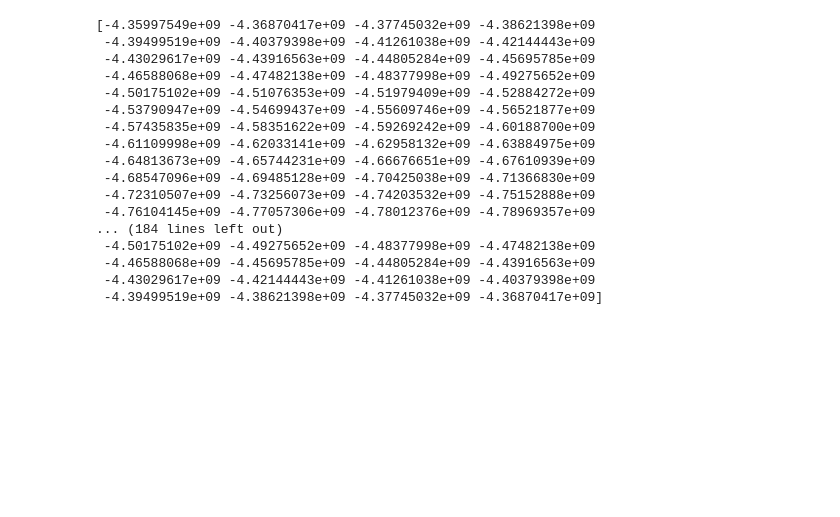
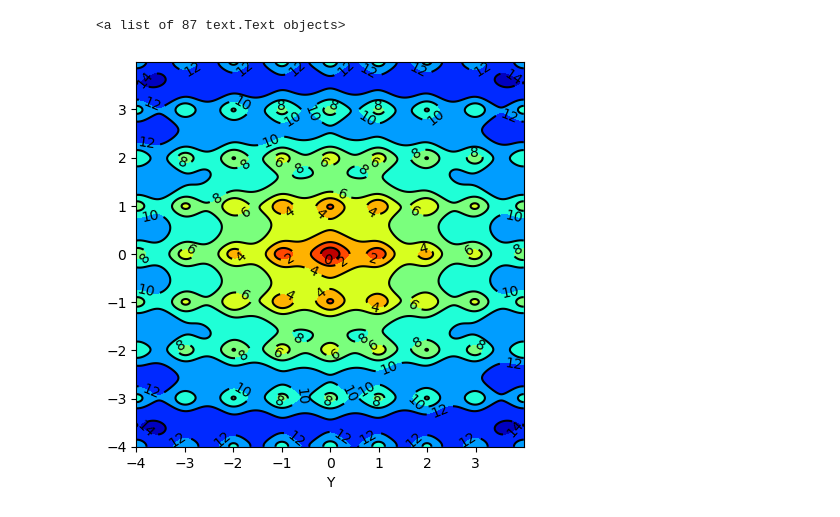
Before and after one commit to boyeon-kim/23-01-CSE5004, a Jupyter notebook: HW1/Python_HW1_byKIM.ipynb, the cells around one changed output. Cells and saved outputs as stored; diff of their text form; code cells hidden in the pictures; blank space fills up the shorter version.

```diff
--- a/HW1/Python_HW1_byKIM.ipynb
+++ b/HW1/Python_HW1_byKIM.ipynb
@@ -47,26 +105,33 @@ print(x)
+# %%
+#2. Drawing Graphs
+from mpl_toolkits.axes_grid1 import make_axes_locatable
+# 1) parameter setting
+a = 20
+b = 0.2
+c = 2*np.pi
+bb = -4
+ub = 4
+N  = 100
+
+x = np.arange(bb,ub,1/N)
+y = np.arange(bb,ub,1/N)
+X, Y = np.meshgrid(x, y)
+# %%
+# 2) Setting the function
+Z1 = -a * np.exp(-b * np.sqrt(0.5 * X**2 + Y**2))
+Z2 = np.exp(0.5 * np.cos(c*X) + np.cos(c*Y)) - a - np.exp(1)
+Z = Z1 - Z2
+# %%
+fig = plt.figure(1, figsize=(5,5))
+plt.contourf(X,Y,Z, cmap='jet_r')
+plt.xlabel('X')
+plt.xlabel('Y')
+cs=plt.contour(X,Y,Z,colors='k')
+plt.clabel(cs)
+# %% [output]
+<a list of 87 text.Text objects>
+[figure, added]
 # %%
-#2. Drawing Graphs
-x = np.arange(-4,4,1/100)
-y = np.arange(-4,4,1/100)
-f = -20 * np.exp(-0.2 * np.sqrt(0.5 *(x**2 + y**2))
-    - np.exp(0.5 *(np.cos(2*np.pi) + np.cos(2*np.pi))) + 20 + np.exp(1))
-X, Y = np.meshgrid(x, y)
-print(f)
+z1 = -a * np.exp(-b * np.sqrt(0.5 * x**2 + y**2))
+z2 = np.exp(0.5 * np.cos(c*x) + np.cos(c*y)) - a - np.exp(1)
+z = z1 - z2
-# %% [output]
-[-4.35997549e+09 -4.36870417e+09 -4.37745032e+09 -4.38621398e+09
- -4.39499519e+09 -4.40379398e+09 -4.41261038e+09 -4.42144443e+09
- -4.43029617e+09 -4.43916563e+09 -4.44805284e+09 -4.45695785e+09
- -4.46588068e+09 -4.47482138e+09 -4.48377998e+09 -4.49275652e+09
- -4.50175102e+09 -4.51076353e+09 -4.51979409e+09 -4.52884272e+09
- -4.53790947e+09 -4.54699437e+09 -4.55609746e+09 -4.56521877e+09
- -4.57435835e+09 -4.58351622e+09 -4.59269242e+09 -4.60188700e+09
- -4.61109998e+09 -4.62033141e+09 -4.62958132e+09 -4.63884975e+09
- -4.64813673e+09 -4.65744231e+09 -4.66676651e+09 -4.67610939e+09
- -4.68547096e+09 -4.69485128e+09 -4.70425038e+09 -4.71366830e+09
- -4.72310507e+09 -4.73256073e+09 -4.74203532e+09 -4.75152888e+09
- -4.76104145e+09 -4.77057306e+09 -4.78012376e+09 -4.78969357e+09
-... (184 lines left out)
- -4.50175102e+09 -4.49275652e+09 -4.48377998e+09 -4.47482138e+09
- -4.46588068e+09 -4.45695785e+09 -4.44805284e+09 -4.43916563e+09
- -4.43029617e+09 -4.42144443e+09 -4.41261038e+09 -4.40379398e+09
- -4.39499519e+09 -4.38621398e+09 -4.37745032e+09 -4.36870417e+09]
```
Also changed, not shown: parts of 9 cells of this notebook.
